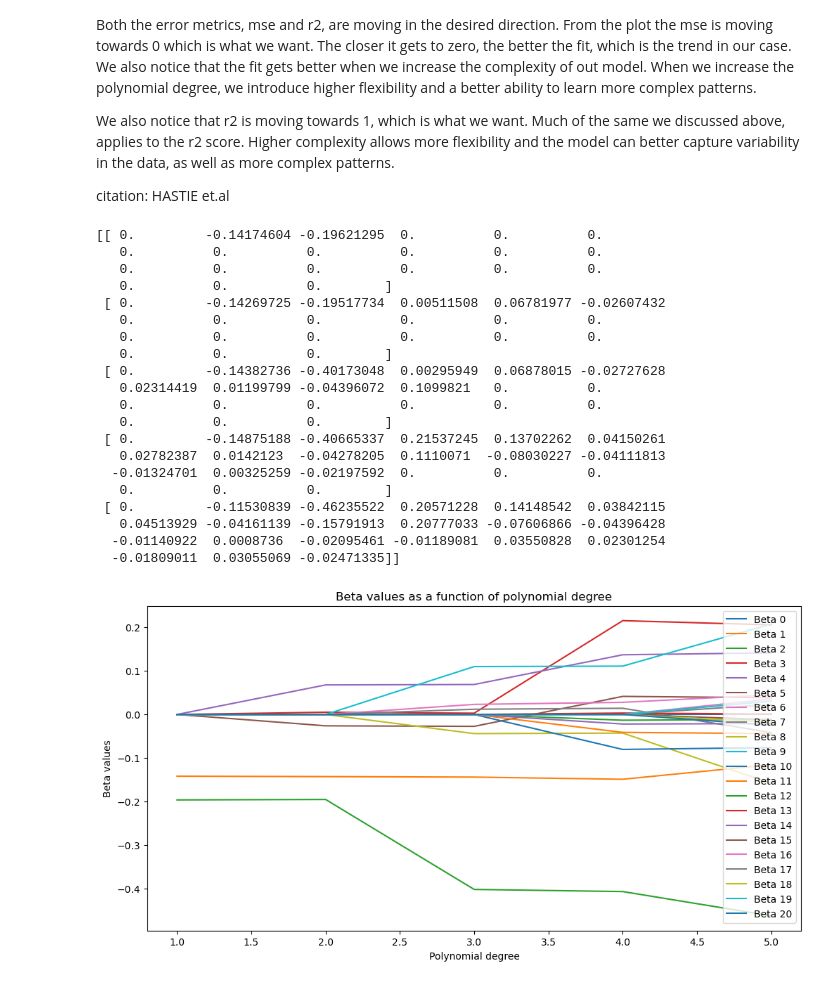
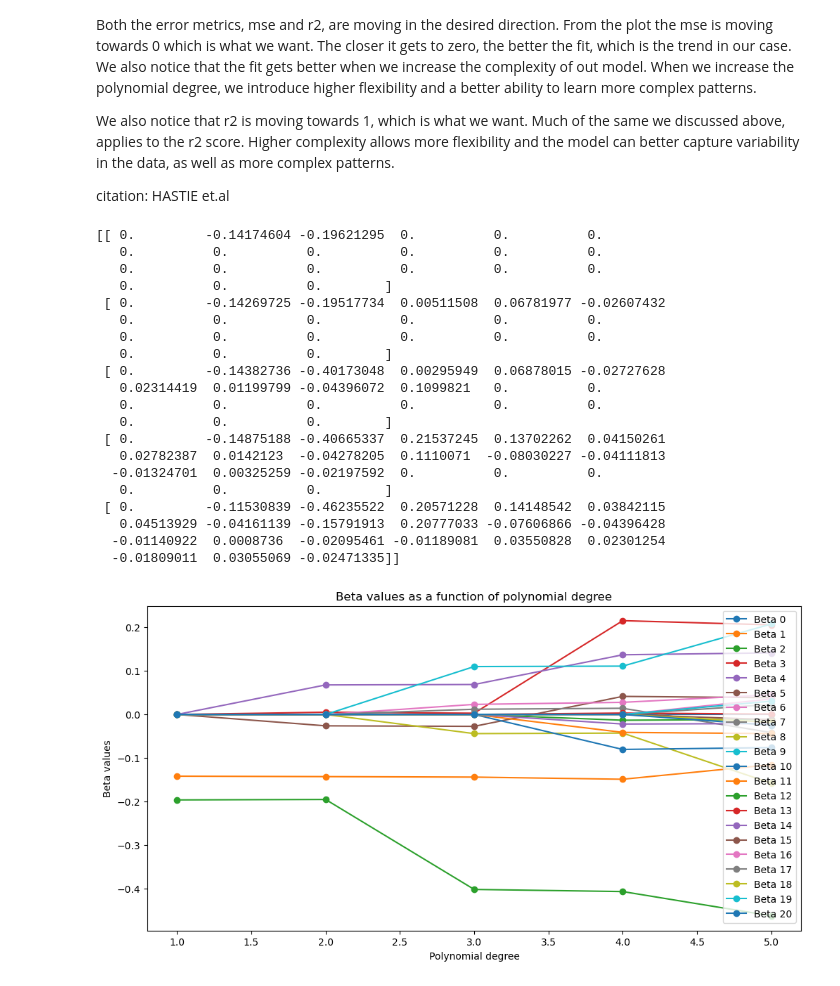
Before and after one commit to martin-og-ingar/FYS-STK4155-Project1, a Jupyter notebook: src/partA.ipynb, the cells around one changed output. Cells and saved outputs as stored; diff of their text form; code cells hidden in the pictures.

```diff
--- a/src/partA.ipynb
+++ b/src/partA.ipynb
@@ -134,35 +130,35 @@ print(beta_values_padded)
 
 
 for i in range(beta_values_padded.shape[1]):
-    plt.plot(range(1,6), beta_values_padded[:, i], label=f'Beta {i}')
+    plt.plot(range(1,6), beta_values_padded[:, i], marker='o', label=f'Beta {i}')
 
 plt.xlabel('Polynomial degree')
 plt.ylabel('Beta values')
 plt.title('Beta values as a function of polynomial degree')
 
 plt.legend()
 plt.show()
 # %% [output]
 [[ 0.         -0.14174604 -0.19621295  0.          0.          0.
    0.          0.          0.          0.          0.          0.
    0.          0.          0.          0.          0.          0.
    0.          0.          0.        ]
  [ 0.         -0.14269725 -0.19517734  0.00511508  0.06781977 -0.02607432
    0.          0.          0.          0.          0.          0.
    0.          0.          0.          0.          0.          0.
    0.          0.          0.        ]
  [ 0.         -0.14382736 -0.40173048  0.00295949  0.06878015 -0.02727628
    0.02314419  0.01199799 -0.04396072  0.1099821   0.          0.
    0.          0.          0.          0.          0.          0.
    0.          0.          0.        ]
  [ 0.         -0.14875188 -0.40665337  0.21537245  0.13702262  0.04150261
    0.02782387  0.0142123  -0.04278205  0.1110071  -0.08030227 -0.04111813
   -0.01324701  0.00325259 -0.02197592  0.          0.          0.
    0.          0.          0.        ]
  [ 0.         -0.11530839 -0.46235522  0.20571228  0.14148542  0.03842115
    0.04513929 -0.04161139 -0.15791913  0.20777033 -0.07606866 -0.04396428
   -0.01140922  0.0008736  -0.02095461 -0.01189081  0.03550828  0.02301254
   -0.01809011  0.03055069 -0.02471335]]
-[figure, old version]
+[figure, new version]
 # %% [markdown]
 ## Observations
```
Also changed, not shown: parts of 2 cells of this notebook.
